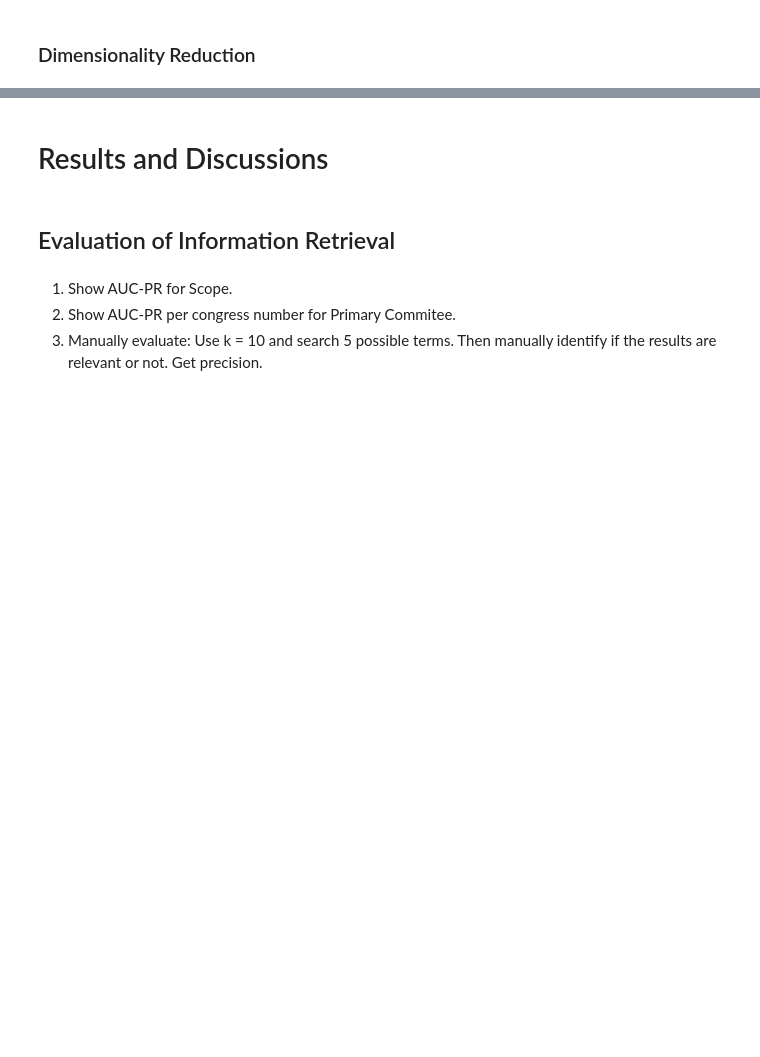
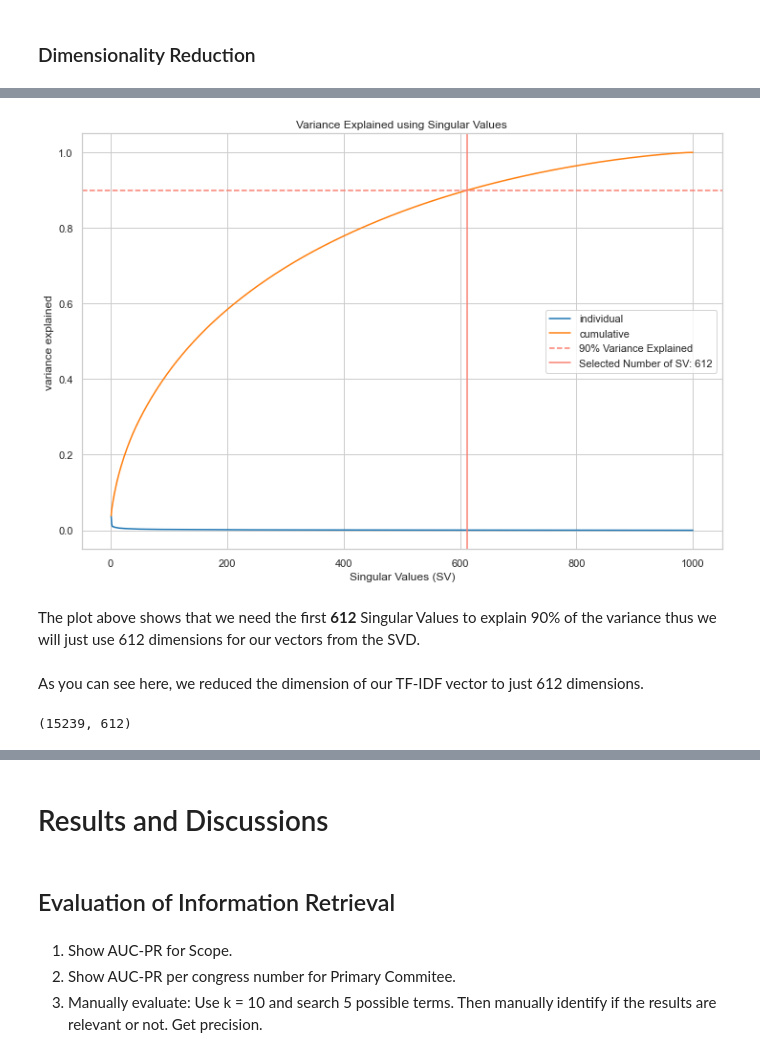
Before and after one commit to May-nerd/dmw-ml-final-project, a Jupyter notebook: final_paper/paper.ipynb, the cells around one changed output, grey strips where cells are left out. Saved outputs shown, nothing was run; the diff lists cells and outputs as text; code cells hidden in the pictures; blank space fills up the shorter version.

```diff
--- a/final_paper/paper.ipynb
+++ b/final_paper/paper.ipynb
@@ -338,6 +383,7 @@ TODO: Create overview of methodology
 # %%
 from sklearn.feature_extraction.text import TfidfVectorizer
-vectorizer = TfidfVectorizer(min_df=0.001, max_df=0.999, max_features=1000)
+vectorizer = TfidfVectorizer(min_df=0.001, max_df=0.999, max_features=1000,
+                             norm='l2')
 X = vectorizer.fit_transform(df_clean['combined_title']).toarray()
 print(X.shape)
 # %% [output]
@@ -395,25 +457,34 @@ plot_svd(X, features, p)
 # %%
 fig, ax = plt.subplots(figsize=(12,8))
 ax.plot(range(1, len(nssd)+1), nssd, '-', label='individual')
 ax.plot(range(1, len(nssd)+1), nssd.cumsum(), '-', label='cumulative')
 plt.axhline(0.9, linestyle='--', color='salmon')
 
 chosen_sv = np.argwhere(nssd.cumsum() >= 0.9)[0][0]
 
 plt.axvline(chosen_sv, color='salmon')
 
 ax.legend(['individual', 'cumulative', '90% Variance Explained',
            f'Selected Number of SV: {chosen_sv}' ])
 # ax.set_ylim(0, 1)
 
-ax.set_xlabel('SV')
+ax.set_xlabel('Singular Values (SV)')
 
-ax.set_ylabel('variance explained');
+ax.set_ylabel('variance explained')
+ax.set_title("Variance Explained using Singular Values");
+# %% [output]
+[figure, added]
+# %% [markdown]
+The plot above shows that we need the first **612** Singular Values to explain 90% of the variance thus we will just use 612 dimensions for our vectors from the SVD.
 # %%
 def project_svd(q, s, k):
     """Returns the projected result of SVD."""
     return q[:,:k].dot(s[:k,:k])
+# %% [markdown]
+As you can see here, we reduced the dimension of our TF-IDF vector to just 612 dimensions.
 # %%
 X_svd = project_svd(q, s, chosen_sv)
 X_svd.shape
+# %% [output]
+(15239, 612)
 # %%
```
Also changed, not shown: parts of 35 cells of this notebook, 3 other files.
